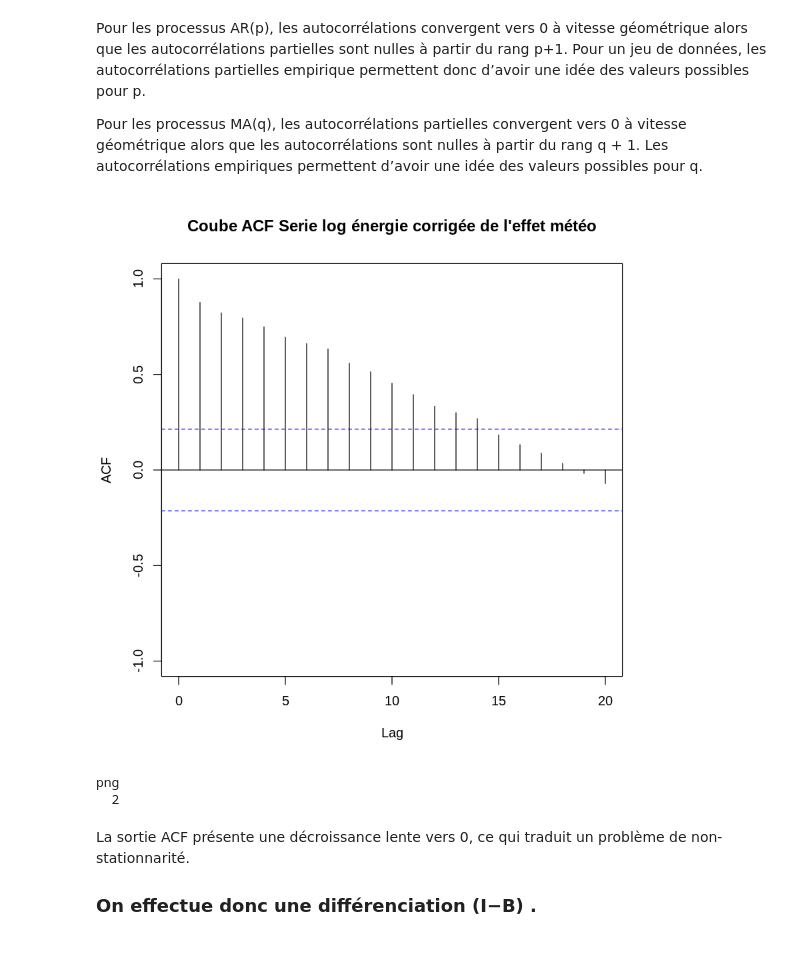
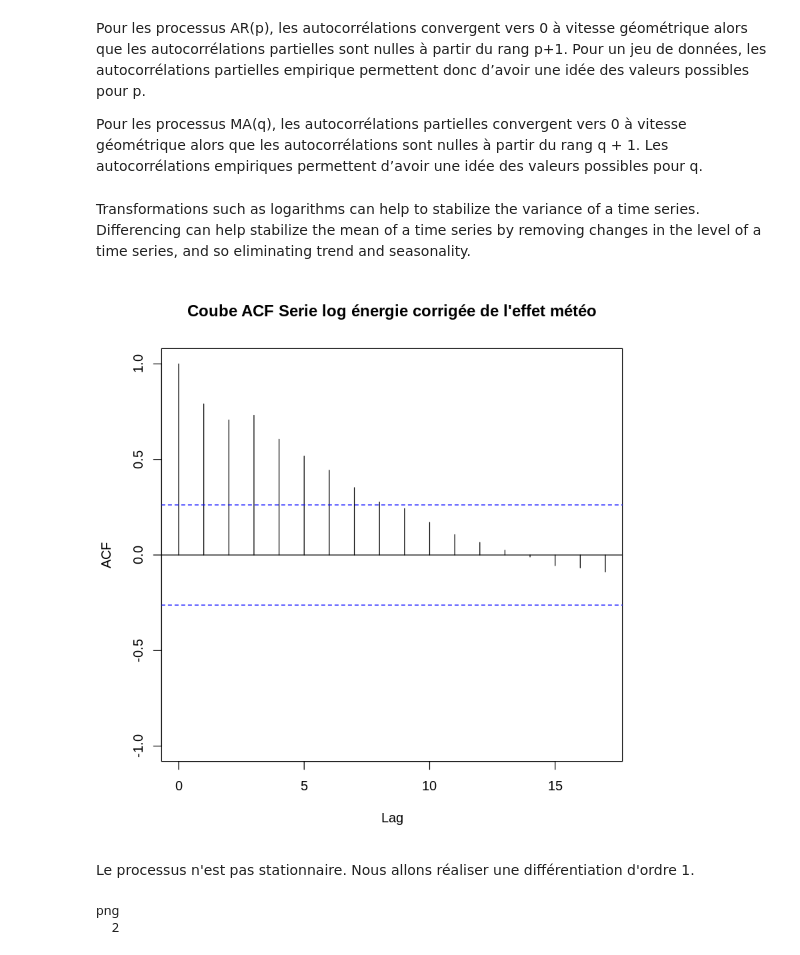
Before and after one commit to Silvock/projet_9_temporal_series, a Jupyter notebook: notebook/analyse.ipynb, the cells around one changed output. Saved outputs shown, nothing was run; the diff lists cells and outputs as text; code cells hidden in the pictures.

```diff
--- a/notebook/analyse.ipynb
+++ b/notebook/analyse.ipynb
@@ -256,15 +239,13 @@ for (i in 1:12)
 ## On effectue la régression linéaire (le modèle a été transformé afin de palier au problème de colinéarité) sur la série Yt
 # %%
 ## Note : Colinéarité = En algèbre linéaire, deux vecteurs u et v d'un espace vectoriel E sont colinéaires s'il existe un scalaire k tel que u = kv ou v = ku.
-reg=lm(log_df_energie_ts~t+s1+s2+s3+s4+s5+s6+s7+s8+s9+s10+s11+s12-1)
+reg=lm(log_df_energie_ts~log_df_base_meteo_ts)
 summary(reg)
 
 ## Affichage des coefficients
 reg$coefficients
 
 ## Coefficients initiaux
-a=mean(reg$coefficients[2:13])
-b=reg$coefficients[1]
-c=reg$coefficients[2:13]-mean(reg$coefficients[2:13])
+a=reg$coefficients
 # %% [output]
 Call:
@@ -295,7 +316,8 @@ cem = Correction Effet météo
 # %% [markdown]
 ## On calcule la série corrigée de l'effet météo (en n'oubliant pas de passer à l'exponentiel pour revenir à Xt)
 # %%
-log_df_energie_ts_cem=log_df_energie_ts-(c[1]*s1+c[2]*s2+c[3]*s3+c[4]*s4+c[5]*s5+c[6]*s6+c[7]*s7+c[8]*s8+c[9]*s9+c[10]*s10+c[11]*s11+c[12]*s12)
+log_df_energie_ts_cem=log_df_energie_ts-a[2]
+
 
 df_energie_ts_cem=exp(log_df_energie_ts_cem)
 
@@ -454,16 +468,22 @@ Pour info : Si la courbe ACF décroit lentement vers 0, on appliquera obligatoir
 Pour les processus AR(p), les autocorrélations convergent vers 0 à vitesse géométrique alors que les autocorrélations partielles sont nulles à partir du rang p+1. Pour un jeu de données, les autocorrélations partielles empirique permettent donc d’avoir une idée des valeurs possibles pour p.
 
 Pour les processus MA(q), les autocorrélations partielles convergent vers 0 à vitesse géométrique alors que les autocorrélations sont nulles à partir du rang q + 1. Les autocorrélations empiriques permettent d’avoir une idée des valeurs possibles pour q.
+# %% [markdown]
+Transformations such as logarithms can help to stabilize the variance of a time series. Differencing can help stabilize the mean of a time series by removing changes in the level of a time series, and so eliminating trend and seasonality.
+# %%
+df_energie_ts_cem_cvs1 <- na.remove(df_energie_ts_cem_cvs1)
 # %%
-x = df_energie_ts_cem
-y = log(x)
+x = df_energie_ts_cem_cvs1
+y = log(x) # On stabilise la variance
 # %%
-acf = acf(y,lag.max=20,plot=FALSE)
-acf$lag = acf$lag*12
+acf = acf(y,plot=FALSE)
+#acf$lag = acf$lag*12
 
 plot(acf,ylim=c(-1,1),main="Coube ACF Serie log énergie corrigée de l'effet météo")
 # %% [output]
-[figure, old version]
+[figure, new version]
+# %% [markdown]
+Le processus n'est pas stationnaire. Nous allons réaliser une différentiation d'ordre 1.
 # %%
 png(filename='../presentation/images/courbe_acf_1.png')
 plot(acf,ylim=c(-1,1),main="Coube ACF Serie log énergie corrigée de l'effet météo (y)")
@@ -471,8 +491,5 @@ dev.off()
 # %% [output]
 png
   2
-# %% [markdown]
-La sortie ACF présente une décroissance lente vers 0, ce qui traduit un problème de non-stationnarité.
-### On effectue donc une différenciation (I−B) .
 # %%
 y_dif1=diff(y,lag=1,differences = 1)
```
Also changed, not shown: parts of 46 cells of this notebook, 8 other files.
